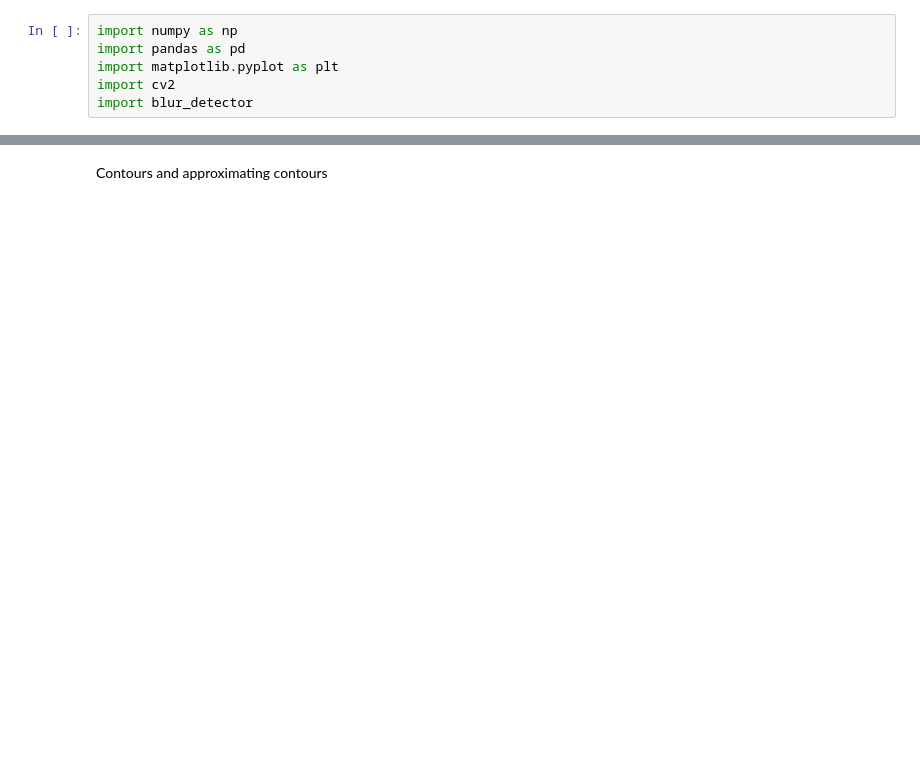
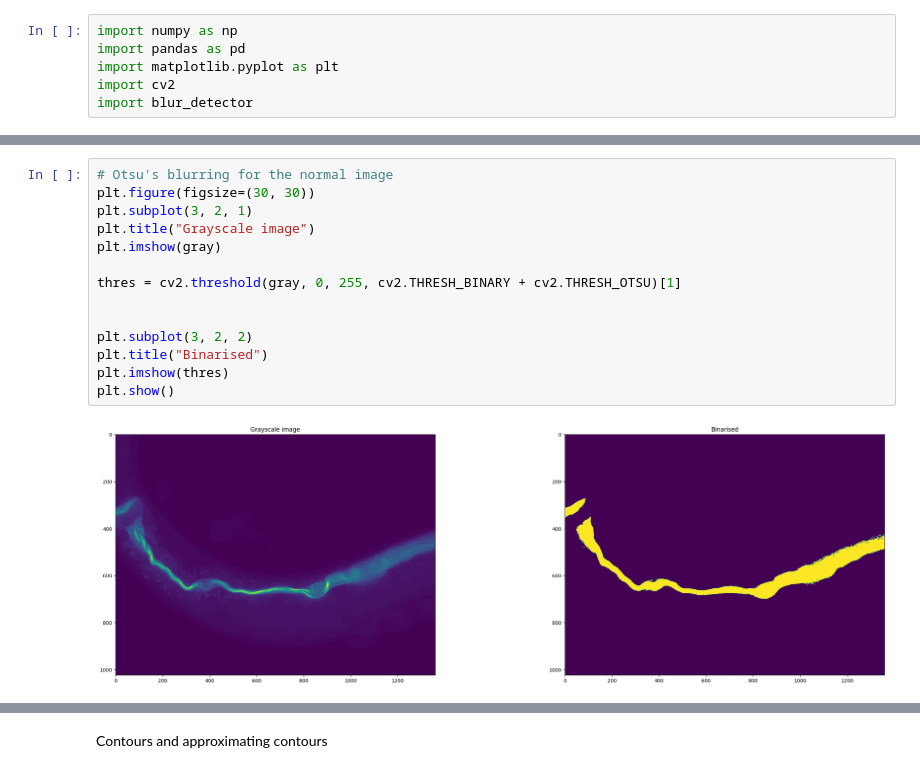
Before and after one commit to Hrsh-Venket/OpenCV-intestinal-deformations, a Jupyter notebook: opencv-intestinal-deformations- .ipynb, the cells around one changed output, grey strips where cells are left out. Cells and saved outputs as stored; diff of their text form; blank space fills up the shorter version.

```diff
--- a/opencv-intestinal-deformations- .ipynb
+++ b/opencv-intestinal-deformations- .ipynb
@@ -43,4 +43,20 @@ plt.show()
 [figure]
+# %%
+# Otsu's blurring for the normal image
+plt.figure(figsize=(30, 30))
+plt.subplot(3, 2, 1)
+plt.title("Grayscale image")
+plt.imshow(gray)
+
+thres = cv2.threshold(gray, 0, 255, cv2.THRESH_BINARY + cv2.THRESH_OTSU)[1]
+
+
+plt.subplot(3, 2, 2)
+plt.title("Binarised")
+plt.imshow(thres)
+plt.show()
+# %% [output]
+[figure, added]
 # %%
 # # Values below 127 goes to 0 (black, everything above goes to 255 (white)
 # ret,thresh1 = cv2.threshold(blur_map,  127, 255, cv2.THRESH_BINARY)
```
Also changed, not shown: parts of 7 cells of this notebook.
